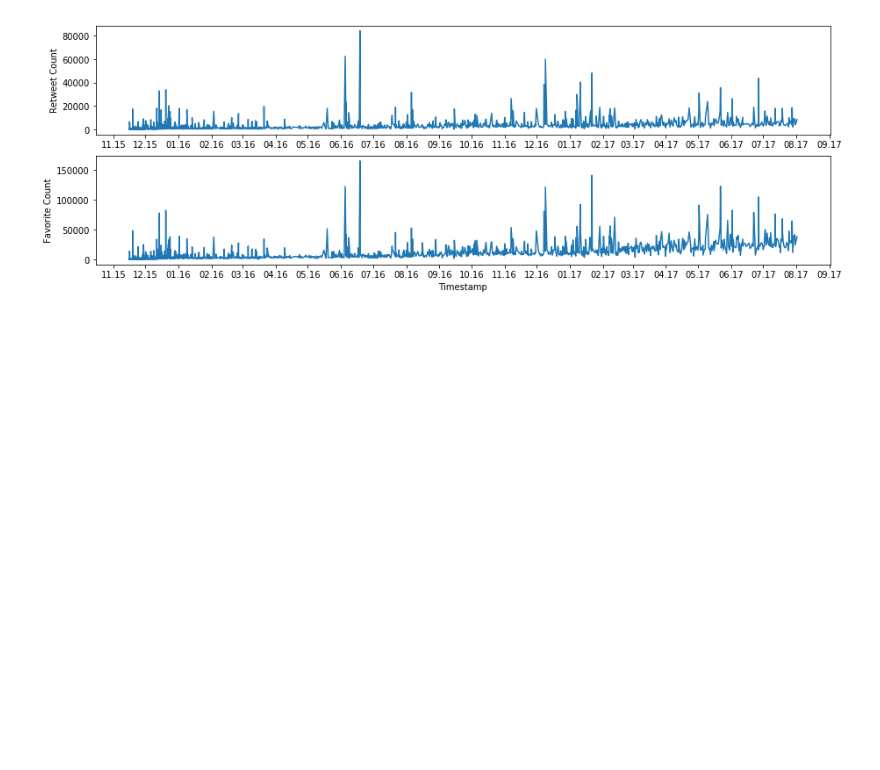
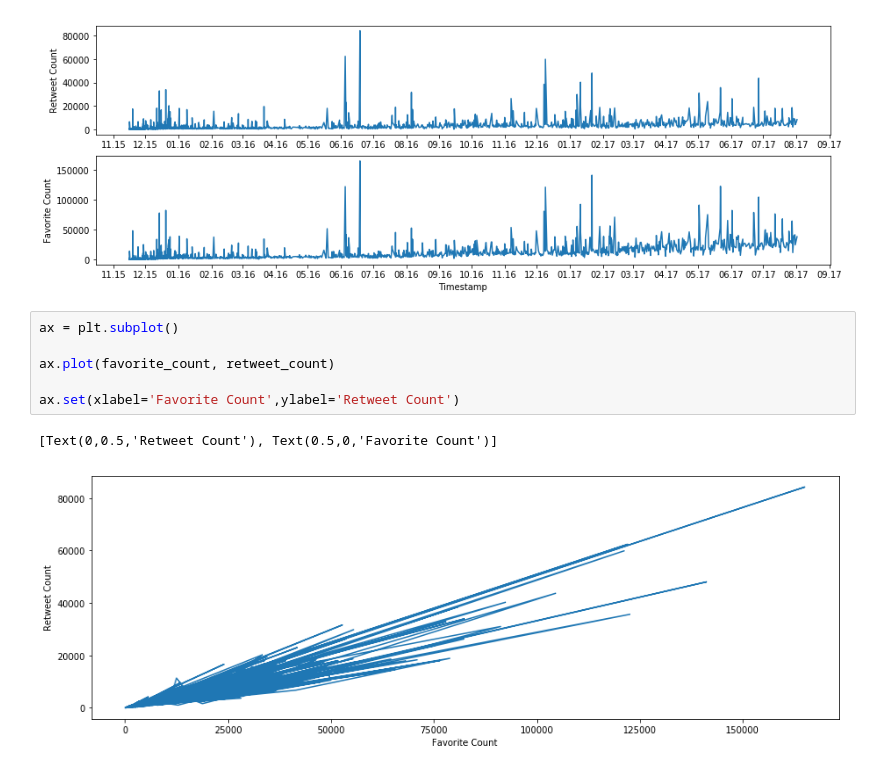
Before and after one commit to samaraluyza/WeRateDogs, a Jupyter notebook: wrangle_act.ipynb, the cells around one changed output. Drawn from its saved outputs; the diff is of its cells as text; blank space fills up the shorter version.

```diff
--- a/wrangle_act.ipynb
+++ b/wrangle_act.ipynb
@@ -567,3 +567,12 @@ ax2.set(xlabel='Timestamp', ylabel='Favorite Count')
 plt.show()
 # %% [output]
 [figure]
+# %%
+ax = plt.subplot()
+
+ax.plot(favorite_count, retweet_count)
+
+ax.set(xlabel='Favorite Count',ylabel='Retweet Count')
+# %% [output]
+[Text(0,0.5,'Retweet Count'), Text(0.5,0,'Favorite Count')]
+[figure, added]
```
Also changed, not shown: parts of 4 cells of this notebook.
